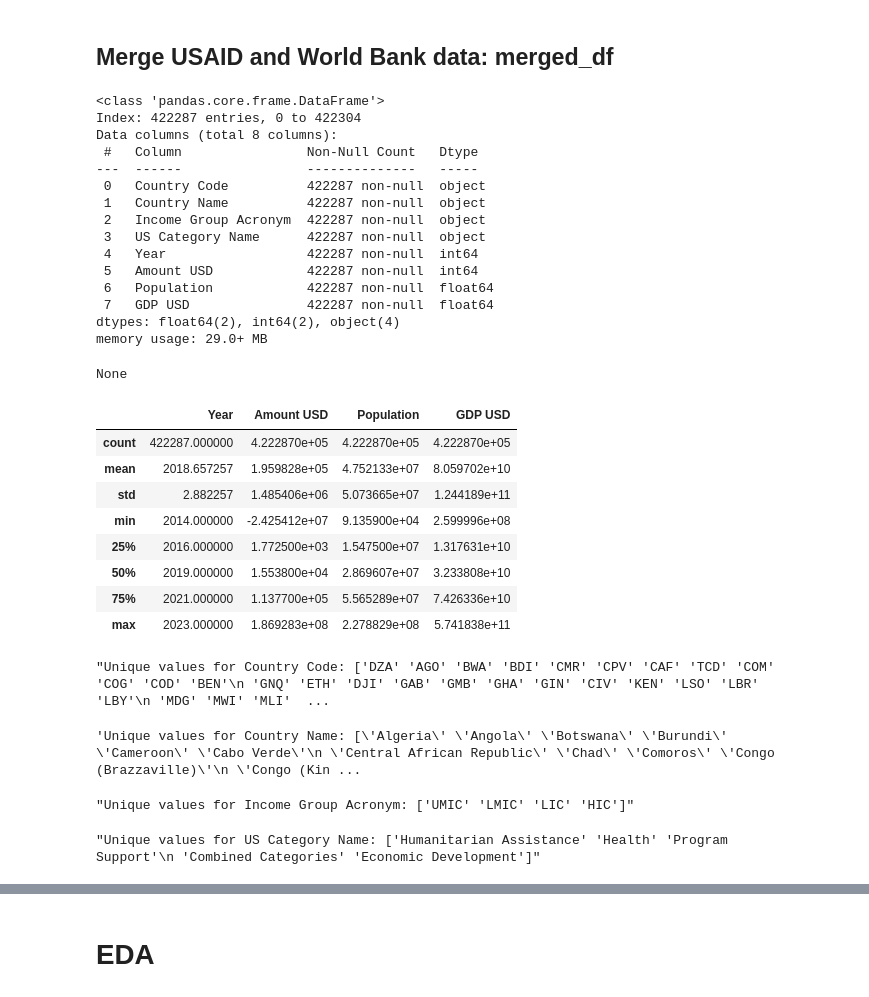
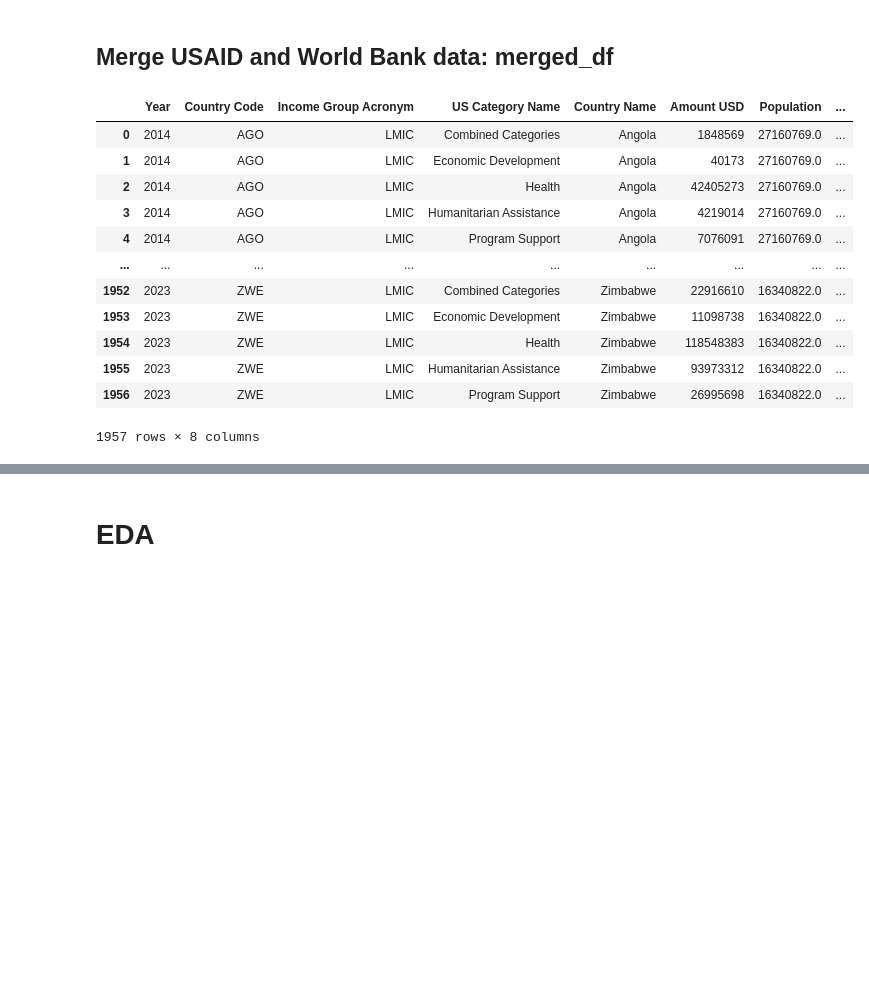
Before and after one commit to MaureenOShea/WiDS25_data-sleuthing, a Jupyter notebook: wids_usaid_africa_analysis.ipynb, the cells around one changed output, grey strips where cells are left out. Drawn from its saved outputs; the diff is of its cells as text; code cells hidden in the pictures; blank space fills up the shorter version.

```diff
--- a/wids_usaid_africa_analysis.ipynb
+++ b/wids_usaid_africa_analysis.ipynb
@@ -115,48 +113,30 @@ None
 # %%
 # Merge USAID data with World Bank population data
 merged_df = pd.merge(usaid,wb[["Country Code", "Year", "Population", "GDP USD"]],on=["Country Code", "Year"],how="left")
 
 # Drop records with missing population
 merged_df = merged_df.dropna(subset=["Population","GDP USD"])
 
 # Combine specified US Category Name categories
 combined_categories = ['Democracy, Human Rights, and Governance', 'Education and Social Services', 'Peace and Security', 'Environment']
 merged_df['US Category Name'] = merged_df['US Category Name'].apply(lambda x: 'Combined Categories' if x in combined_categories else x)
 
-display(merged_df.info(), merged_df.describe())
+#
+merged_df = merged_df.groupby(["Year","Country Code","Income Group Acronym", "US Category Name","Country Name",]).agg({
+    "Amount USD": "sum", "Population": "mean", "GDP USD":"mean"}).reset_index()
 
-# get unique values for categorical columns
-
-for column in merged_df.columns:
-  if merged_df[column].dtype == 'object':
-    display(f"Unique values for {column}: {merged_df[column].unique()}")
+display(merged_df)
 # %% [output]
+|  | Year | Country Code | Income Group Acronym | US Category Name | Country Name | Amount USD | Population | ... |
+| 0 | 2014 | AGO | LMIC | Combined Categories | Angola | 1848569 | 27160769.0 | ... |
+| 1 | 2014 | AGO | LMIC | Economic Development | Angola | 40173 | 27160769.0 | ... |
+| 2 | 2014 | AGO | LMIC | Health | Angola | 42405273 | 27160769.0 | ... |
+| 3 | 2014 | AGO | LMIC | Humanitarian Assistance | Angola | 4219014 | 27160769.0 | ... |
+| 4 | 2014 | AGO | LMIC | Program Support | Angola | 7076091 | 27160769.0 | ... |
+| ... | ... | ... | ... | ... | ... | ... | ... | ... |
+| 1952 | 2023 | ZWE | LMIC | Combined Categories | Zimbabwe | 22916610 | 16340822.0 | ... |
+| 1953 | 2023 | ZWE | LMIC | Economic Development | Zimbabwe | 11098738 | 16340822.0 | ... |
+| 1954 | 2023 | ZWE | LMIC | Health | Zimbabwe | 118548383 | 16340822.0 | ... |
+| 1955 | 2023 | ZWE | LMIC | Humanitarian Assistance | Zimbabwe | 93973312 | 16340822.0 | ... |
+| 1956 | 2023 | ZWE | LMIC | Program Support | Zimbabwe | 26995698 | 16340822.0 | ... |
-<class 'pandas.core.frame.DataFrame'>
-Index: 422287 entries, 0 to 422304
-Data columns (total 8 columns):
- #   Column                Non-Null Count   Dtype
----  ------                --------------   -----
- 0   Country Code          422287 non-null  object
- 1   Country Name          422287 non-null  object
- 2   Income Group Acronym  422287 non-null  object
- 3   US Category Name      422287 non-null  object
- 4   Year                  422287 non-null  int64
- 5   Amount USD            422287 non-null  int64
- 6   Population            422287 non-null  float64
- 7   GDP USD               422287 non-null  float64
-dtypes: float64(2), int64(2), object(4)
-memory usage: 29.0+ MB
+1957 rows × 8 columns
-None
-|  | Year | Amount USD | Population | GDP USD |
-| count | 422287.000000 | 4.222870e+05 | 4.222870e+05 | 4.222870e+05 |
-| mean | 2018.657257 | 1.959828e+05 | 4.752133e+07 | 8.059702e+10 |
-| std | 2.882257 | 1.485406e+06 | 5.073665e+07 | 1.244189e+11 |
-| min | 2014.000000 | -2.425412e+07 | 9.135900e+04 | 2.599996e+08 |
-| 25% | 2016.000000 | 1.772500e+03 | 1.547500e+07 | 1.317631e+10 |
-| 50% | 2019.000000 | 1.553800e+04 | 2.869607e+07 | 3.233808e+10 |
-| 75% | 2021.000000 | 1.137700e+05 | 5.565289e+07 | 7.426336e+10 |
-| max | 2023.000000 | 1.869283e+08 | 2.278829e+08 | 5.741838e+11 |
-"Unique values for Country Code: ['DZA' 'AGO' 'BWA' 'BDI' 'CMR' 'CPV' 'CAF' 'TCD' 'COM' 'COG' 'COD' 'BEN'\n 'GNQ' 'ETH' 'DJI' 'GAB' 'GMB' 'GHA' 'GIN' 'CIV' 'KEN' 'LSO' 'LBR' 'LBY'\n 'MDG' 'MWI' 'MLI'  ...
-'Unique values for Country Name: [\'Algeria\' \'Angola\' \'Botswana\' \'Burundi\' \'Cameroon\' \'Cabo Verde\'\n \'Central African Republic\' \'Chad\' \'Comoros\' \'Congo (Brazzaville)\'\n \'Congo (Kin ...
-"Unique values for Income Group Acronym: ['UMIC' 'LMIC' 'LIC' 'HIC']"
-"Unique values for US Category Name: ['Humanitarian Assistance' 'Health' 'Program Support'\n 'Combined Categories' 'Economic Development']"
```
Also changed, not shown: parts of 14 cells of this notebook.
